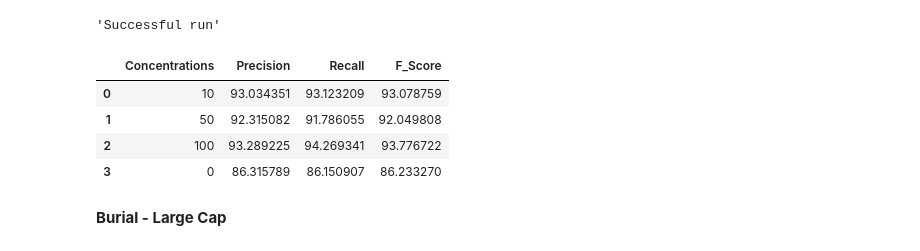
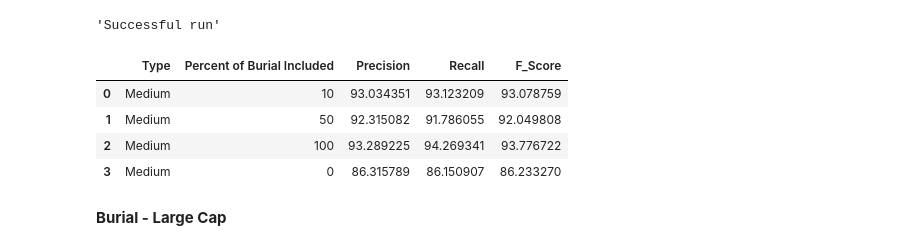
Before and after one commit to slavesocieties/ssda-nlp, a Jupyter notebook: 70-exhaustive-training.ipynb, the cells around one changed output. Cells and saved outputs as stored; diff of their text form; code cells hidden in the pictures.

```diff
--- a/70-exhaustive-training.ipynb
+++ b/70-exhaustive-training.ipynb
@@ -258,28 +258,28 @@ display('Successful run')
 # %%
 #no_test
 
 ##RESULTS
 #Wrong Enumerate, kept for reference
 #concentrations_MCB = [10, 50, 100, 0]
 #pre_vec_MCB = [85.727788, 92.734226, 92.673644, 85.579642]
 #rec_vec_MCB = [86.628462, 92.645654, 93.027698, 86.723973]
 #f_vec_MCB = [86.175772, 92.689919, 92.850334, 86.148008]
 
 concentrations_MCB = [10, 50, 100, 0]
 pre_vec_MCB = [93.034351, 92.315082, 93.289225, 86.315789]
 rec_vec_MCB = [93.123209, 91.786055, 94.269341, 86.150907]
 f_vec_MCB = [93.078759, 92.049808, 93.776722, 86.23327]
 
-manual_data_MCB = {'Concentrations':concentrations_MCB, 'Precision':pre_vec_MCB, 'Recall':rec_vec_MCB, 'F_Score':f_vec_MCB}
+manual_data_MCB = {'Type':['Medium','Medium','Medium','Medium'], 'Percent of Burial Included':concentrations_MCB, 'Precision':pre_vec_MCB, 'Recall':rec_vec_MCB, 'F_Score':f_vec_MCB}
 
 results_df_MCB = pd.DataFrame(manual_data_MCB)
 results_df_MCB.head(20)
 # %% [output]
-|  | Concentrations | Precision | Recall | F_Score |
-| 0 | 10 | 93.034351 | 93.123209 | 93.078759 |
-| 1 | 50 | 92.315082 | 91.786055 | 92.049808 |
-| 2 | 100 | 93.289225 | 94.269341 | 93.776722 |
-| 3 | 0 | 86.315789 | 86.150907 | 86.233270 |
+|  | Type | Percent of Burial Included | Precision | Recall | F_Score |
+| 0 | Medium | 10 | 93.034351 | 93.123209 | 93.078759 |
+| 1 | Medium | 50 | 92.315082 | 91.786055 | 92.049808 |
+| 2 | Medium | 100 | 93.289225 | 94.269341 | 93.776722 |
+| 3 | Medium | 0 | 86.315789 | 86.150907 | 86.233270 |
 # %% [markdown]
 **Burial - Large Cap**
 # %%
```
Also changed, not shown: parts of 6 cells of this notebook.
